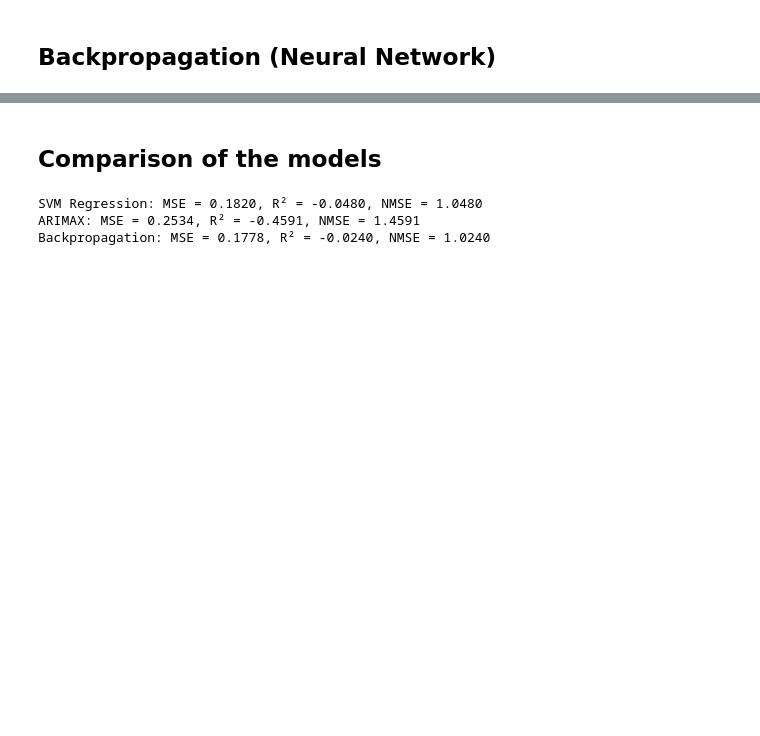
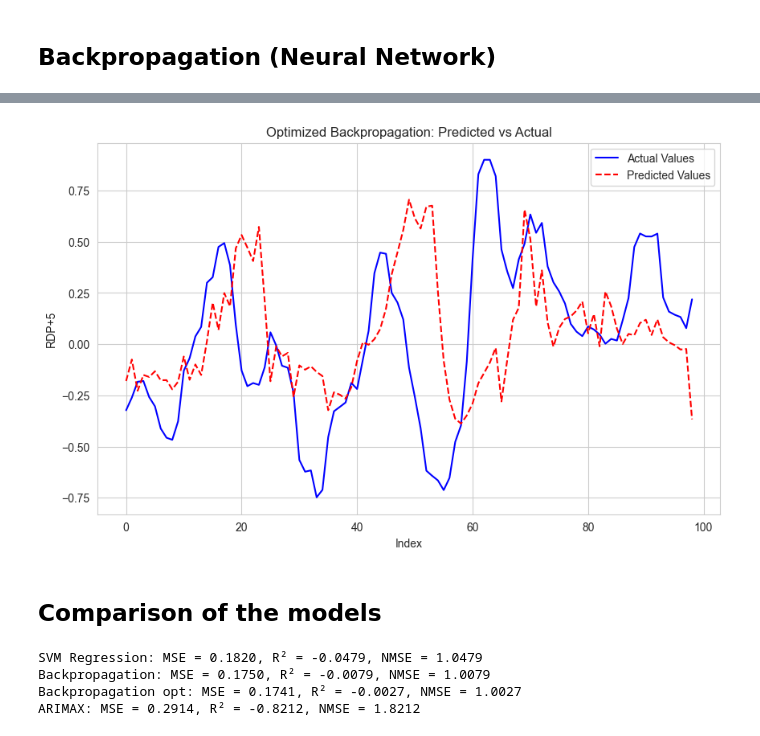
Before and after one commit to Jimmy-Bao-01/AML_project, a Jupyter notebook: nb_new_data.ipynb, the cells around one changed output, grey strips where cells are left out. Cells and saved outputs as stored; diff of their text form; code cells hidden in the pictures; blank space fills up the shorter version.

```diff
--- a/nb_new_data.ipynb
+++ b/nb_new_data.ipynb
@@ -814,0 +876,8 @@ plot_predictions(y_test,backprop_results['predictions'], name_model = "Backpropa
+# %%
+param_grid_bp = {
+    "hidden_layers": [(64, 32), (128, 64)],
+    "batch_size": [16, 32],
+    "learning_rate": [0.001, 0.01],
+    "epochs": [50, 100]
+}
+bp_optimized_results = optimize_backpropagation(train_data, val_data,test_data, features, target, param_grid_bp)
@@ -815,10 +902,16 @@ plot_predictions(y_test,backprop_results['predictions'], name_model = "Backpropa
+# %%
+plot_predictions(y_test, bp_optimized_results['predictions'], name_model="Optimized Backpropagation", start_idx=-100, end_idx=-1)
+# %% [output]
+[figure, added]
 # %% [markdown]
 ## **Comparison of the models**
 # %%
 print("SVM Regression: MSE = {:.4f}, R² = {:.4f}, NMSE = {:.4f}".format(svr_results['test_metrics']['mse'], svr_results['test_metrics']['r2'],svr_results['test_metrics']['nmse'] ))
+print("Backpropagation: MSE = {:.4f}, R² = {:.4f}, NMSE = {:.4f}".format(backprop_results['mse'], backprop_results['r2'], backprop_results['nmse']))
+print("Backpropagation opt: MSE = {:.4f}, R² = {:.4f}, NMSE = {:.4f}".format(bp_optimized_results['mse'], bp_optimized_results['r2'], bp_optimized_results['nmse']))
 print("ARIMAX: MSE = {:.4f}, R² = {:.4f}, NMSE = {:.4f}".format(amimax_optimized_results['mse'], amimax_optimized_results['r2'], amimax_optimized_results['nmse']))
-print("Backpropagation: MSE = {:.4f}, R² = {:.4f}, NMSE = {:.4f}".format(backprop_results['mse'], backprop_results['r2'], backprop_results['nmse']))
 # %% [output]
-SVM Regression: MSE = 0.1820, R² = -0.0480, NMSE = 1.0480
-ARIMAX: MSE = 0.2534, R² = -0.4591, NMSE = 1.4591
-Backpropagation: MSE = 0.1778, R² = -0.0240, NMSE = 1.0240
+SVM Regression: MSE = 0.1820, R² = -0.0479, NMSE = 1.0479
+Backpropagation: MSE = 0.1750, R² = -0.0079, NMSE = 1.0079
+Backpropagation opt: MSE = 0.1741, R² = -0.0027, NMSE = 1.0027
+ARIMAX: MSE = 0.2914, R² = -0.8212, NMSE = 1.8212
```
Also changed, not shown: parts of 18 cells of this notebook, 2 other files.
